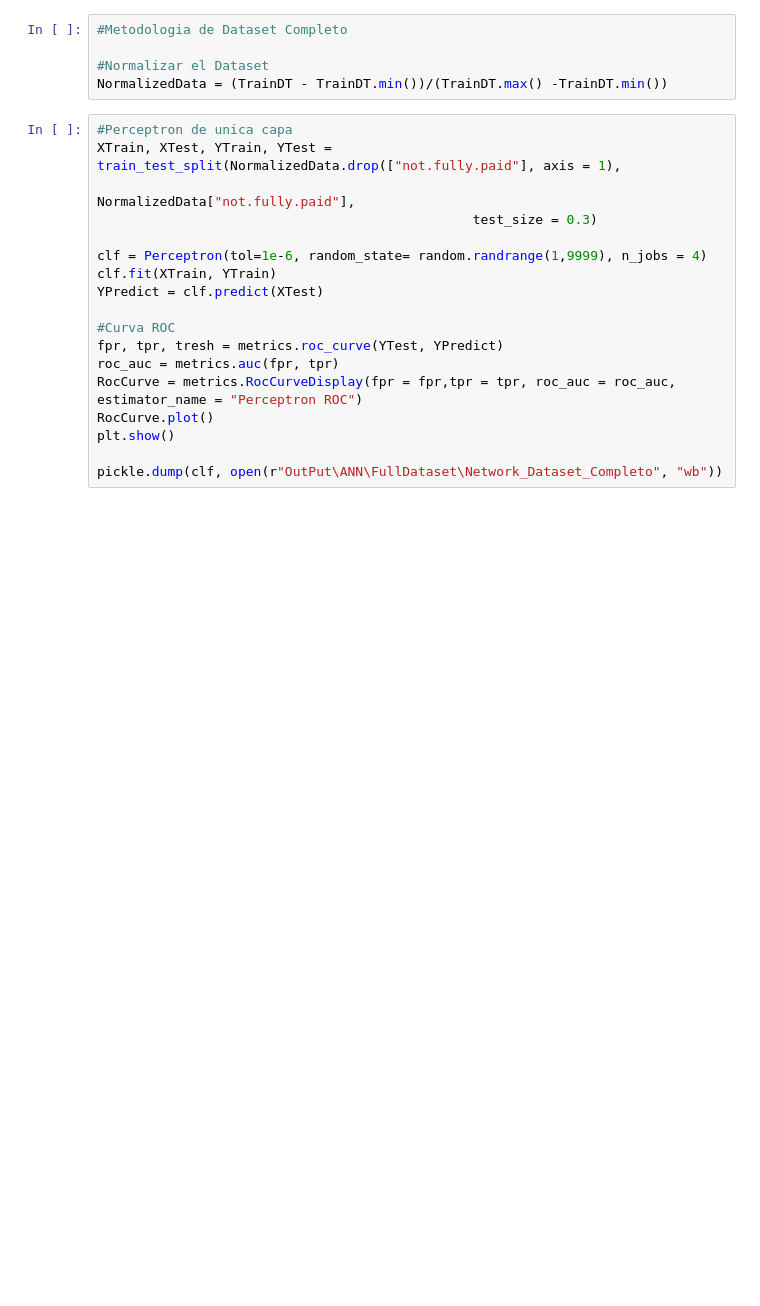
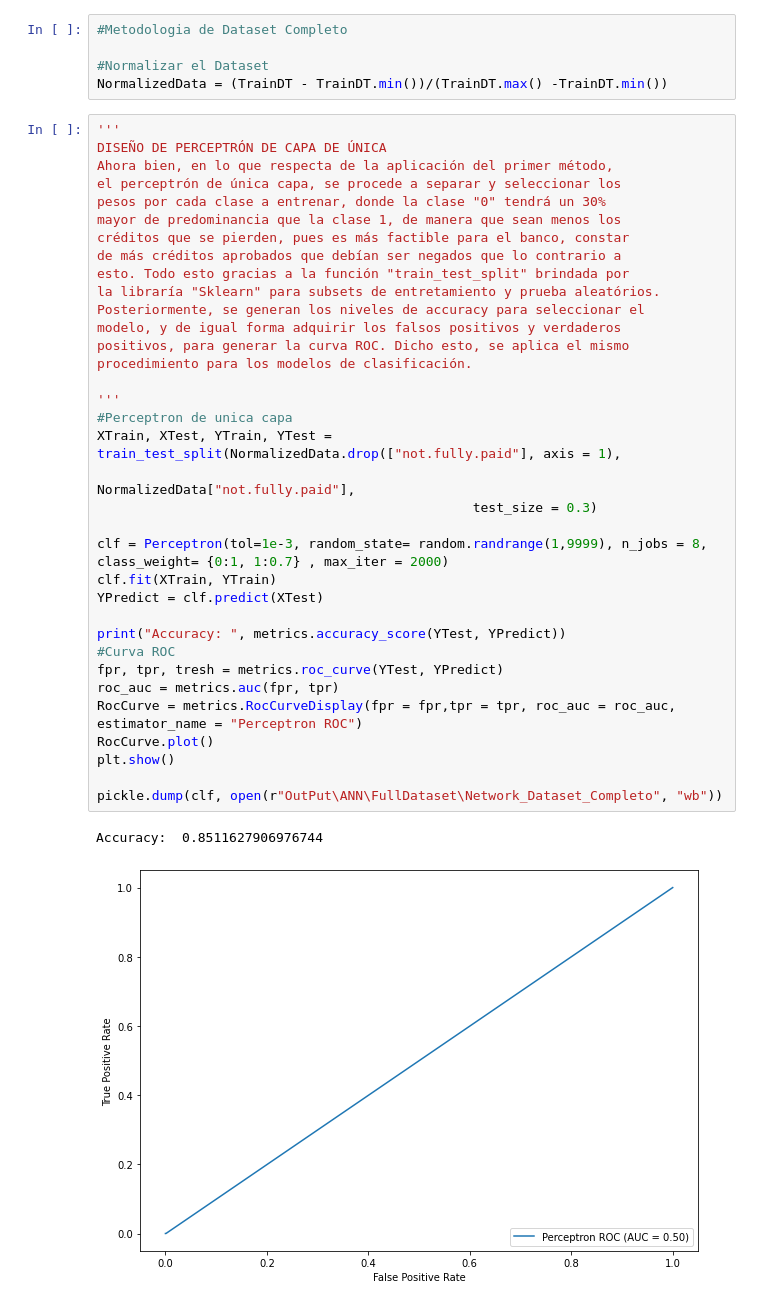
Before and after one commit to Craziertexas/bookish-train, a Jupyter notebook: bookish-train.ipynb, the cells around one changed output. Saved outputs shown, nothing was run; the diff lists cells and outputs as text; blank space fills up the shorter version.

```diff
--- a/bookish-train.ipynb
+++ b/bookish-train.ipynb
@@ -153,21 +217,41 @@ TrainDT = TrainDT.reset_index(drop = True)
 #Normalizar el Dataset
 NormalizedData = (TrainDT - TrainDT.min())/(TrainDT.max() -TrainDT.min())
 # %%
+'''
+DISEÑO DE PERCEPTRÓN DE CAPA DE ÚNICA
+Ahora bien, en lo que respecta de la aplicación del primer método,
+el perceptrón de única capa, se procede a separar y seleccionar los
+pesos por cada clase a entrenar, donde la clase "0" tendrá un 30%
+mayor de predominancia que la clase 1, de manera que sean menos los
+créditos que se pierden, pues es más factible para el banco, constar
+de más créditos aprobados que debían ser negados que lo contrario a
+esto. Todo esto gracias a la función "train_test_split" brindada por
+la libraría "Sklearn" para subsets de entretamiento y prueba aleatórios.
+Posteriormente, se generan los niveles de accuracy para seleccionar el
+modelo, y de igual forma adquirir los falsos positivos y verdaderos
+positivos, para generar la curva ROC. Dicho esto, se aplica el mismo
+procedimiento para los modelos de clasificación.
+
+'''
 #Perceptron de unica capa
 XTrain, XTest, YTrain, YTest = train_test_split(NormalizedData.drop(["not.fully.paid"], axis = 1),
                                                 NormalizedData["not.fully.paid"],
                                                 test_size = 0.3)
 
-clf = Perceptron(tol=1e-6, random_state= random.randrange(1,9999), n_jobs = 4)
+clf = Perceptron(tol=1e-3, random_state= random.randrange(1,9999), n_jobs = 8, class_weight= {0:1, 1:0.7} , max_iter = 2000)
 clf.fit(XTrain, YTrain)
 YPredict = clf.predict(XTest)
 
+print("Accuracy: ", metrics.accuracy_score(YTest, YPredict))
 #Curva ROC
 fpr, tpr, tresh = metrics.roc_curve(YTest, YPredict)
 roc_auc = metrics.auc(fpr, tpr)
 RocCurve = metrics.RocCurveDisplay(fpr = fpr,tpr = tpr, roc_auc = roc_auc, estimator_name = "Perceptron ROC")
 RocCurve.plot()
 plt.show()
 
 pickle.dump(clf, open(r"OutPut\ANN\FullDataset\Network_Dataset_Completo", "wb"))
+# %% [output]
+Accuracy:  0.8511627906976744
+[figure, added]
 # %%
```
Also changed, not shown: parts of 33 cells of this notebook, 24 other files.
